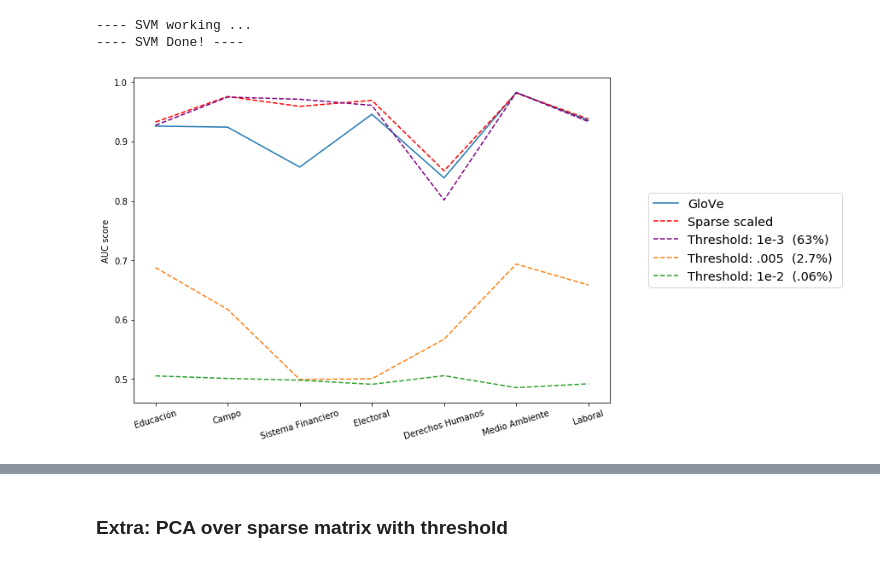
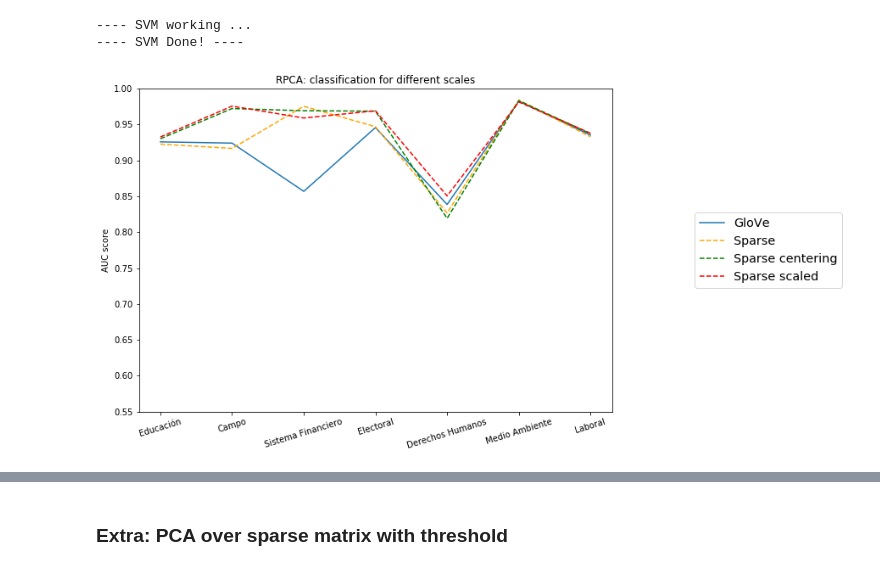
Before and after one commit to edufierro/TextDenoising, a Jupyter notebook: matrix_ denoising.ipynb, the cells around one changed output, grey strips where cells are left out. Cells and saved outputs as stored; diff of their text form; code cells hidden in the pictures.

```diff
--- a/matrix_ denoising.ipynb
+++ b/matrix_ denoising.ipynb
@@ -296,8 +318,11 @@ def SVM_eval(topics ,train_features, train_target,valid_features, valid_target,
 
     print('---- SVM Done! ----')
     return AUC_valid
+# %%
+topics = ["Education", "Farming and Agriculture", "Financial Systems", "Elections", "Human Rights", "Enviroment", "Labor"]
 # %%
-topics = ['Educación', 'Campo', 'Sistema Financiero','Electoral', 'Derechos Humanos', 'Medio Ambiente', 'Laboral']
+
+
 
 AUC_gloves =  SVM_eval(topics ,train_features, train_target,valid_features, valid_target,
              SVM_kernel = "linear", SVM_hyperparam = 0.001)
@@ -486,26 +515,27 @@ AUC_1e2 = SVM_eval(topics , B_train_1 , train_target, B_val_1 , valid_target,
 # %%
 AUC_Sparse = [0.92279082495770726,0.916810282924027,0.97546313335787016,0.94706196581196589,0.82683091759033311,0.98400949930734205,0.93300461108680288]
 AUC_Sparse_center = [0.9302418151059807,0.97235387045813593,0.96926757453073231,0.96866987179487174,0.81934848440302244,0.98335642192756778,0.93727912221062892]
 AUC_Sparse_scaled = [0.93271718578963081,0.97569294844176369,0.95914611704085384,0.96923076923076923,0.85060124070208443,0.98151593113002167,0.9379270303927838]
 
 plt.figure(figsize=(10,7))
 
 plt.plot( AUC_gloves , label = 'GloVe')
-# plt.plot( AUC_Sparse , linestyle =  '--'  , label = 'Sparse' , color = 'orange')
-# plt.plot( AUC_Sparse_center , linestyle =  '--'  , label = 'Sparse centering' , color = 'green')
+plt.plot( AUC_Sparse , linestyle =  '--'  , label = 'Sparse' , color = 'orange')
+plt.plot( AUC_Sparse_center , linestyle =  '--'  , label = 'Sparse centering' , color = 'green')
 plt.plot( AUC_Sparse_scaled , linestyle =  '--'  , label = 'Sparse scaled', color = 'red' )
 
-plt.plot( AUC_1e3 , linestyle =  '--'  , label = 'Threshold: 1e-3  (63%)', color = 'purple')
-plt.plot( AUC_005 , linestyle =  '--'  , label = 'Threshold: .005  (2.7%)')
-plt.plot( AUC_1e2 , linestyle =  '--'  , label = 'Threshold: 1e-2  (.06%) ')
+# plt.plot( AUC_1e3 , linestyle =  '--'  , label = 'Threshold: 1e-3  (63%)', color = 'purple')
+# plt.plot( AUC_005 , linestyle =  '--'  , label = 'Threshold: .005  (2.7%)')
+# plt.plot( AUC_1e2 , linestyle =  '--'  , label = 'Threshold: 1e-2  (.06%) ')
 
 
-# plt.ylim((.6,1))
+plt.ylim((.55,1))
 plt.ylabel('AUC score')
 plt.legend(loc = 'right', fontsize = 'x-large', bbox_to_anchor=(1.5, 0.5))
+plt.title('RPCA: classification for different scales')
 plt.xticks( range(len(topics)), topics,rotation=17 )
 plt.show()
 
 # 0.01558
 # %% [output]
-[figure, old version]
+[figure, new version]
```
Also changed, not shown: parts of 21 cells of this notebook, 5 other files.
